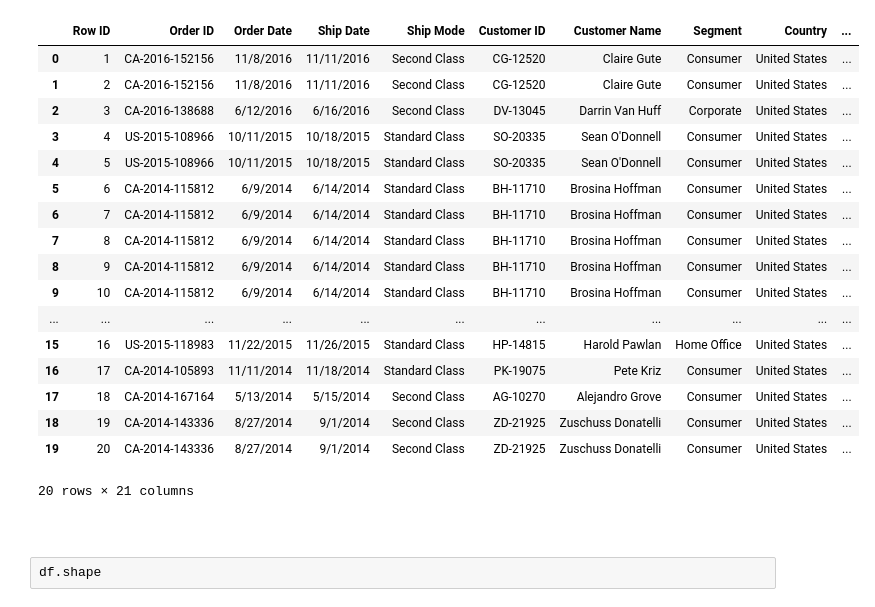
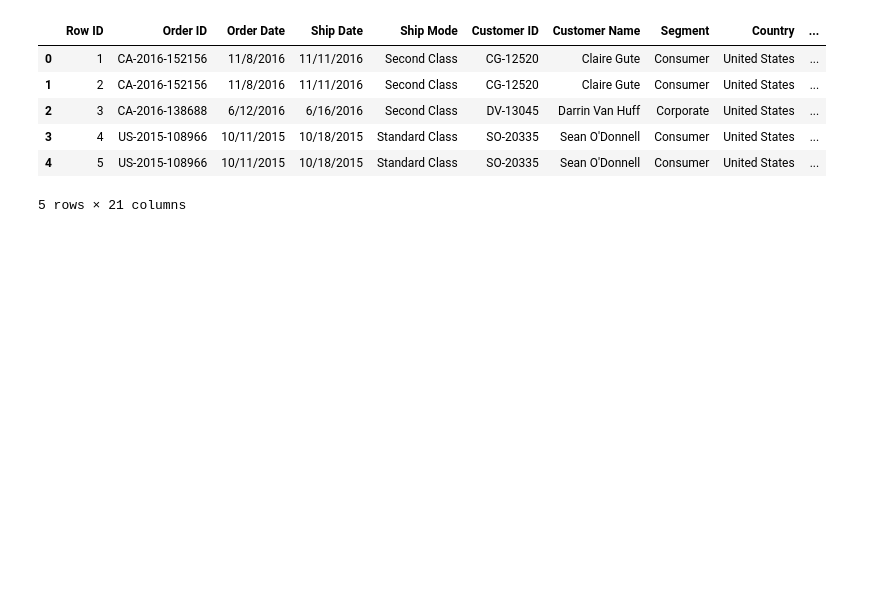
Before and after one commit to Yousaf-Khan28/retail-sales-analytics, a Jupyter notebook: python/eda.ipynb, the cells around one changed output. Saved outputs shown, nothing was run; the diff lists cells and outputs as text; code cells hidden in the pictures; blank space fills up the shorter version.

```diff
--- a/python/eda.ipynb
+++ b/python/eda.ipynb
@@ -1,30 +1,14 @@
 # %%
 import pandas as pd
 import matplotlib.pyplot as plt
 
 df = pd.read_csv("../data/raw/Sample - Superstore.csv", encoding = "latin1")
-
-df.head(20)
+df.head()
 # %% [output]
 |  | Row ID | Order ID | Order Date | Ship Date | Ship Mode | Customer ID | Customer Name | Segment | Country | ... |
 | 0 | 1 | CA-2016-152156 | 11/8/2016 | 11/11/2016 | Second Class | CG-12520 | Claire Gute | Consumer | United States | ... |
 | 1 | 2 | CA-2016-152156 | 11/8/2016 | 11/11/2016 | Second Class | CG-12520 | Claire Gute | Consumer | United States | ... |
 | 2 | 3 | CA-2016-138688 | 6/12/2016 | 6/16/2016 | Second Class | DV-13045 | Darrin Van Huff | Corporate | United States | ... |
 | 3 | 4 | US-2015-108966 | 10/11/2015 | 10/18/2015 | Standard Class | SO-20335 | Sean O'Donnell | Consumer | United States | ... |
 | 4 | 5 | US-2015-108966 | 10/11/2015 | 10/18/2015 | Standard Class | SO-20335 | Sean O'Donnell | Consumer | United States | ... |
-| 5 | 6 | CA-2014-115812 | 6/9/2014 | 6/14/2014 | Standard Class | BH-11710 | Brosina Hoffman | Consumer | United States | ... |
-| 6 | 7 | CA-2014-115812 | 6/9/2014 | 6/14/2014 | Standard Class | BH-11710 | Brosina Hoffman | Consumer | United States | ... |
-| 7 | 8 | CA-2014-115812 | 6/9/2014 | 6/14/2014 | Standard Class | BH-11710 | Brosina Hoffman | Consumer | United States | ... |
-| 8 | 9 | CA-2014-115812 | 6/9/2014 | 6/14/2014 | Standard Class | BH-11710 | Brosina Hoffman | Consumer | United States | ... |
-| 9 | 10 | CA-2014-115812 | 6/9/2014 | 6/14/2014 | Standard Class | BH-11710 | Brosina Hoffman | Consumer | United States | ... |
-| ... | ... | ... | ... | ... | ... | ... | ... | ... | ... | ... |
-| 15 | 16 | US-2015-118983 | 11/22/2015 | 11/26/2015 | Standard Class | HP-14815 | Harold Pawlan | Home Office | United States | ... |
-| 16 | 17 | CA-2014-105893 | 11/11/2014 | 11/18/2014 | Standard Class | PK-19075 | Pete Kriz | Consumer | United States | ... |
-| 17 | 18 | CA-2014-167164 | 5/13/2014 | 5/15/2014 | Second Class | AG-10270 | Alejandro Grove | Consumer | United States | ... |
-| 18 | 19 | CA-2014-143336 | 8/27/2014 | 9/1/2014 | Second Class | ZD-21925 | Zuschuss Donatelli | Consumer | United States | ... |
-| 19 | 20 | CA-2014-143336 | 8/27/2014 | 9/1/2014 | Second Class | ZD-21925 | Zuschuss Donatelli | Consumer | United States | ... |
-20 rows × 21 columns
+5 rows × 21 columns
-# %% [markdown]
-###
-# %% [raw]
-df.shape
```
Also changed, not shown: parts of 18 cells of this notebook.
